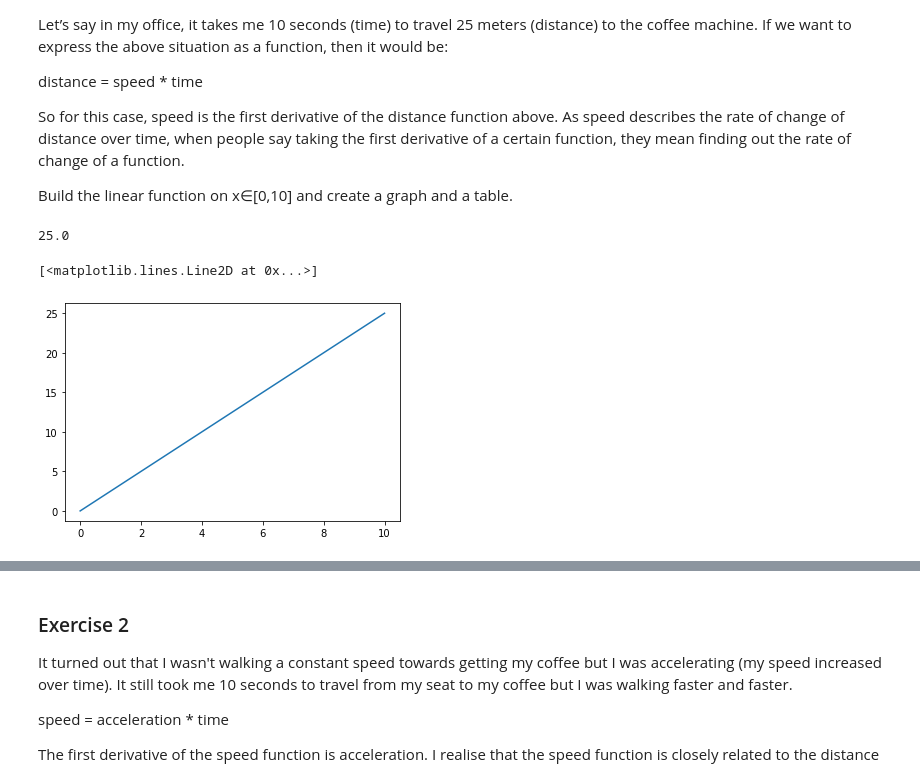
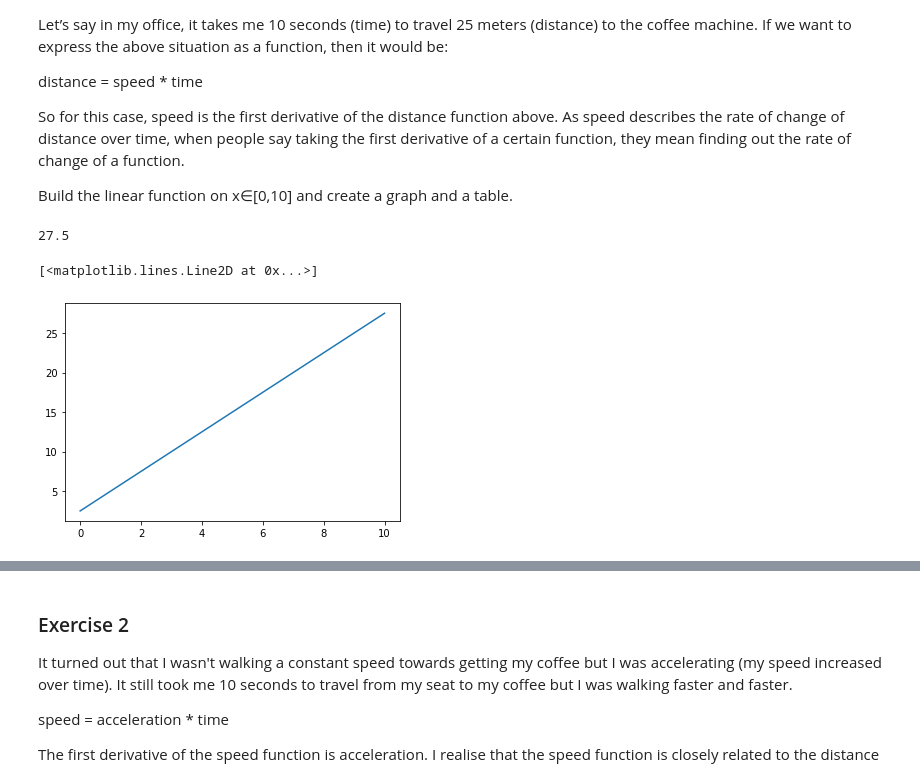
Before and after one commit to xalejandrow/calculus-and-algebra-problems-with-python, a Jupyter notebook: problems.ipynb, the cells around one changed output, grey strips where cells are left out. Saved outputs shown, nothing was run; the diff lists cells and outputs as text; code cells hidden in the pictures.

```diff
--- a/problems.ipynb
+++ b/problems.ipynb
@@ -31,18 +31,18 @@ import matplotlib.pyplot as plt
 
 #define function and domain
 def fDistance(time):
-    return time * 2.5
+    return 2.5*time + 2.5
 
 print(fDistance(10))
 # %% [output]
-25.0
+27.5
 # %%
 #plot of function on domain
-x = np.linspace(0,10,100)
+x = np.linspace(0,10)
 plt.plot(x, fDistance(x))
 # %% [output]
 [<matplotlib.lines.Line2D at 0x...>]
-[figure, old version]
+[figure, new version]
 # %%
 # create a dataframe
 f1 = pd.DataFrame({'x': x, 'fDistance(x)': fDistance(x)})
```
Also changed, not shown: parts of 8 cells of this notebook, 1 other file.
